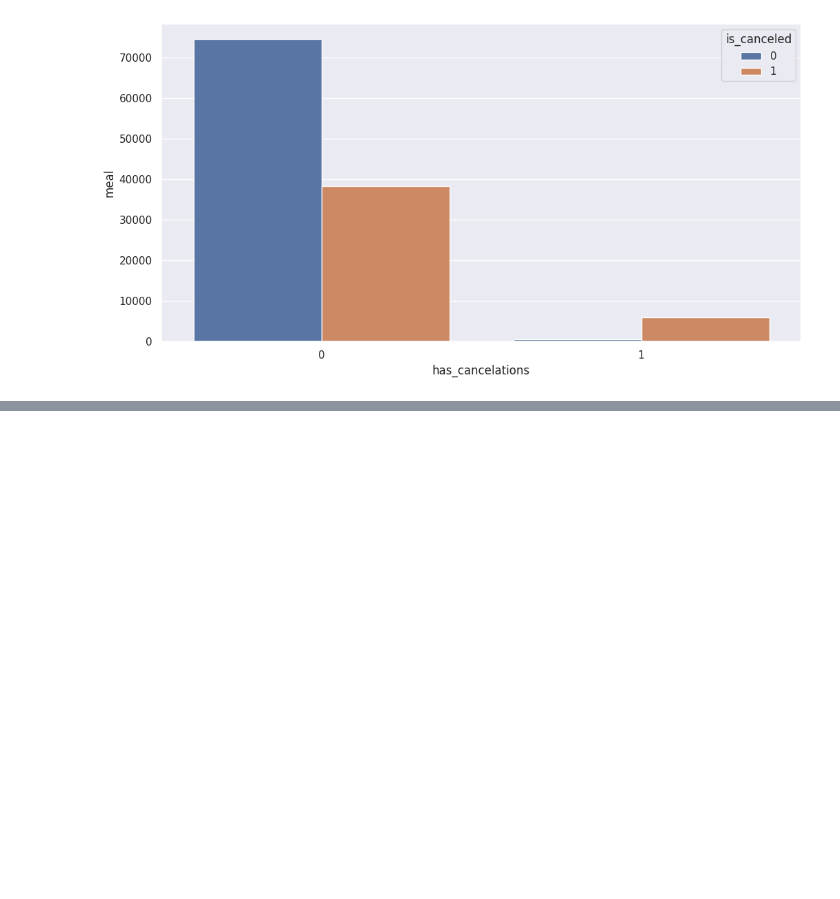
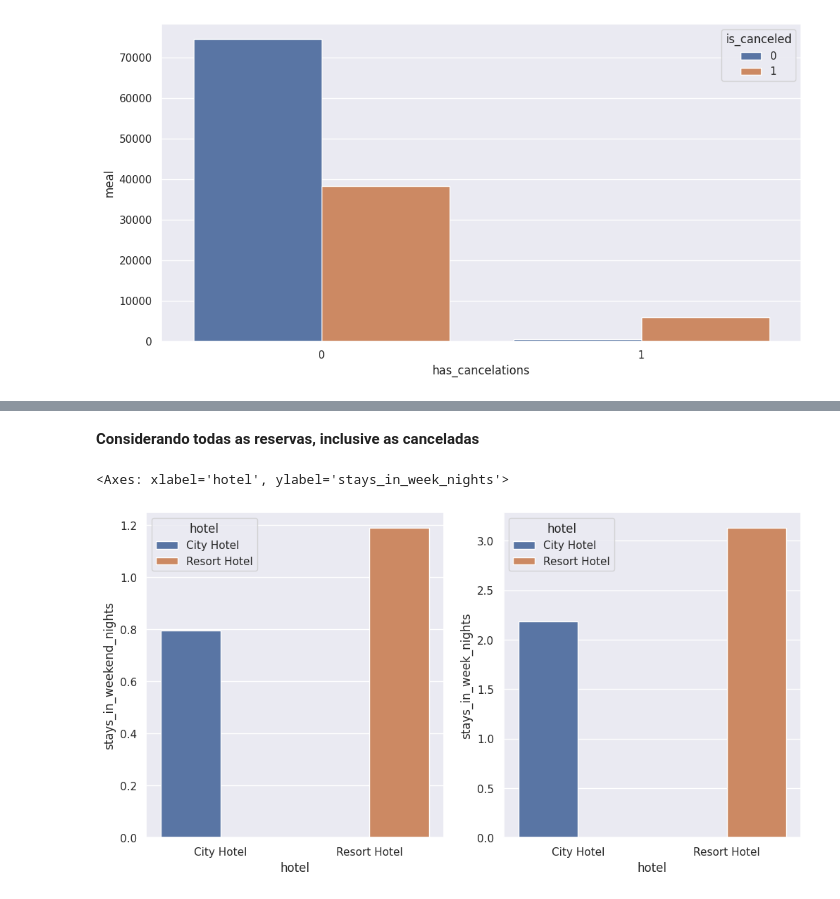
Before and after one commit to brunopiato/projeto_CDS_hotel, a Jupyter notebook: analises_preliminares.ipynb, the cells around one changed output, grey strips where cells are left out. Cells and saved outputs as stored; diff of their text form; code cells hidden in the pictures; blank space fills up the shorter version.

```diff
--- a/analises_preliminares.ipynb
+++ b/analises_preliminares.ipynb
@@ -480,0 +504,2 @@ sns.barplot(data = aux,
+# %%
+raw_data['has_parking'] = raw_data.apply(lambda x: 1 if x['required_car_parking_spaces'] != 0 else 0, axis = 1)
@@ -480,0 +570,20 @@ sns.barplot(data = aux,
+# %% [markdown]
+**Considerando todas as reservas, inclusive as canceladas**
+# %%
+aux_weekend = raw_data[['hotel', 'stays_in_weekend_nights']].groupby('hotel').mean().reset_index()
+aux_week = raw_data[['hotel', 'stays_in_week_nights']].groupby('hotel').mean().reset_index()
+# %%
+fig, axes = plt.subplots(1,2)
+sns.barplot(data = aux_weekend,
+            x = 'hotel',
+            y = 'stays_in_weekend_nights',
+            hue = 'hotel',
+            ax = axes[0])
+sns.barplot(data = aux_week,
+            x = 'hotel',
+            y = 'stays_in_week_nights',
+            hue = 'hotel',
+            ax = axes[1])
+# %% [output]
+<Axes: xlabel='hotel', ylabel='stays_in_week_nights'>
+[figure, added]
```
Also changed, not shown: parts of 57 cells of this notebook.
